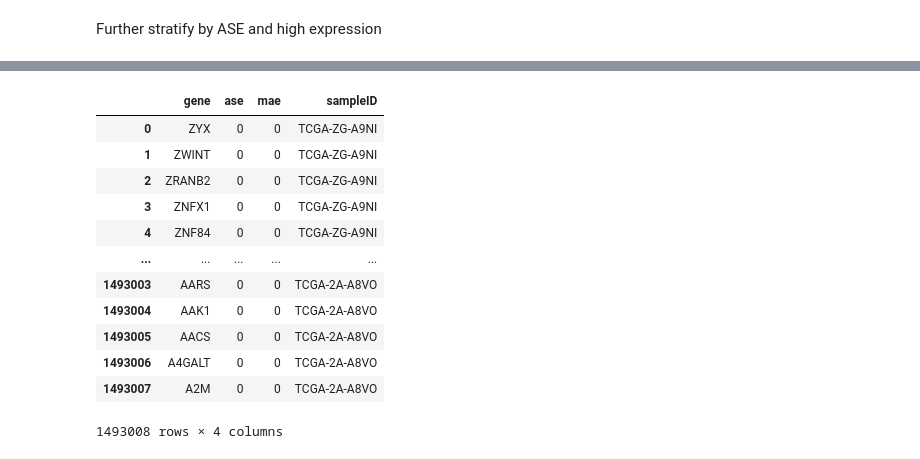
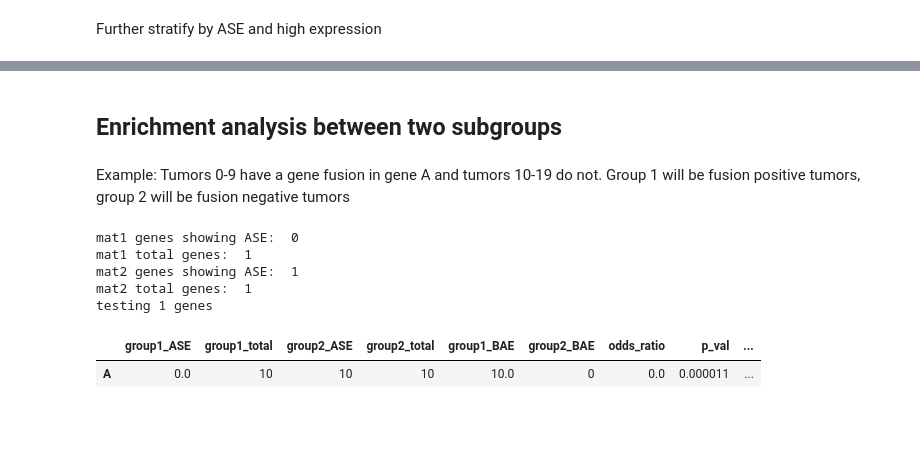
Before and after one commit to franklinhuanglab/casedi, a Jupyter notebook: examples/examples.ipynb, the cells around one changed output, grey strips where cells are left out. Drawn from its saved outputs; the diff is of its cells as text; code cells hidden in the pictures; blank space fills up the shorter version.

Commit message:
Update examples

```diff
--- a/examples/examples.ipynb
+++ b/examples/examples.ipynb
@@ -764,16 +154,18 @@ ASE_compare_survival("CLDN7", ase_table=ASE, survival_table=clinical,plot=True)
-# %%
-ASE
-# %% [output]
-|  | gene | ase | mae | sampleID |
-| 0 | ZYX | 0 | 0 | TCGA-ZG-A9NI |
-| 1 | ZWINT | 0 | 0 | TCGA-ZG-A9NI |
-| 2 | ZRANB2 | 0 | 0 | TCGA-ZG-A9NI |
-| 3 | ZNFX1 | 0 | 0 | TCGA-ZG-A9NI |
-| 4 | ZNF84 | 0 | 0 | TCGA-ZG-A9NI |
-| ... | ... | ... | ... | ... |
-| 1493003 | AARS | 0 | 0 | TCGA-2A-A8VO |
-| 1493004 | AAK1 | 0 | 0 | TCGA-2A-A8VO |
-| 1493005 | AACS | 0 | 0 | TCGA-2A-A8VO |
-| 1493006 | A4GALT | 0 | 0 | TCGA-2A-A8VO |
-| 1493007 | A2M | 0 | 0 | TCGA-2A-A8VO |
-1493008 rows × 4 columns
+# %% [markdown]
+## Enrichment analysis between two subgroups
+# %% [markdown]
+Example: Tumors 0-9 have a gene fusion in gene A and tumors 10-19 do not. Group 1 will be fusion positive tumors, group 2 will be fusion negative tumors
+# %%
+ase_compare_groups(ase_table=ase_table,
+                   group1_ids=np.arange(0,10,1),
+                   group2_ids=np.arange(10,20,1),
+                   testable_fraction=0.1
+                   )
+# %% [output]
+mat1 genes showing ASE:  0
+mat1 total genes:  1
+mat2 genes showing ASE:  1
+mat2 total genes:  1
+testing 1 genes
+|  | group1_ASE | group1_total | group2_ASE | group2_total | group1_BAE | group2_BAE | odds_ratio | p_val | ... |
+| A | 0.0 | 10 | 10 | 10 | 10.0 | 0 | 0.0 | 0.000011 | ... |
```
Also changed, not shown: parts of 49 cells of this notebook, 2 other files.
